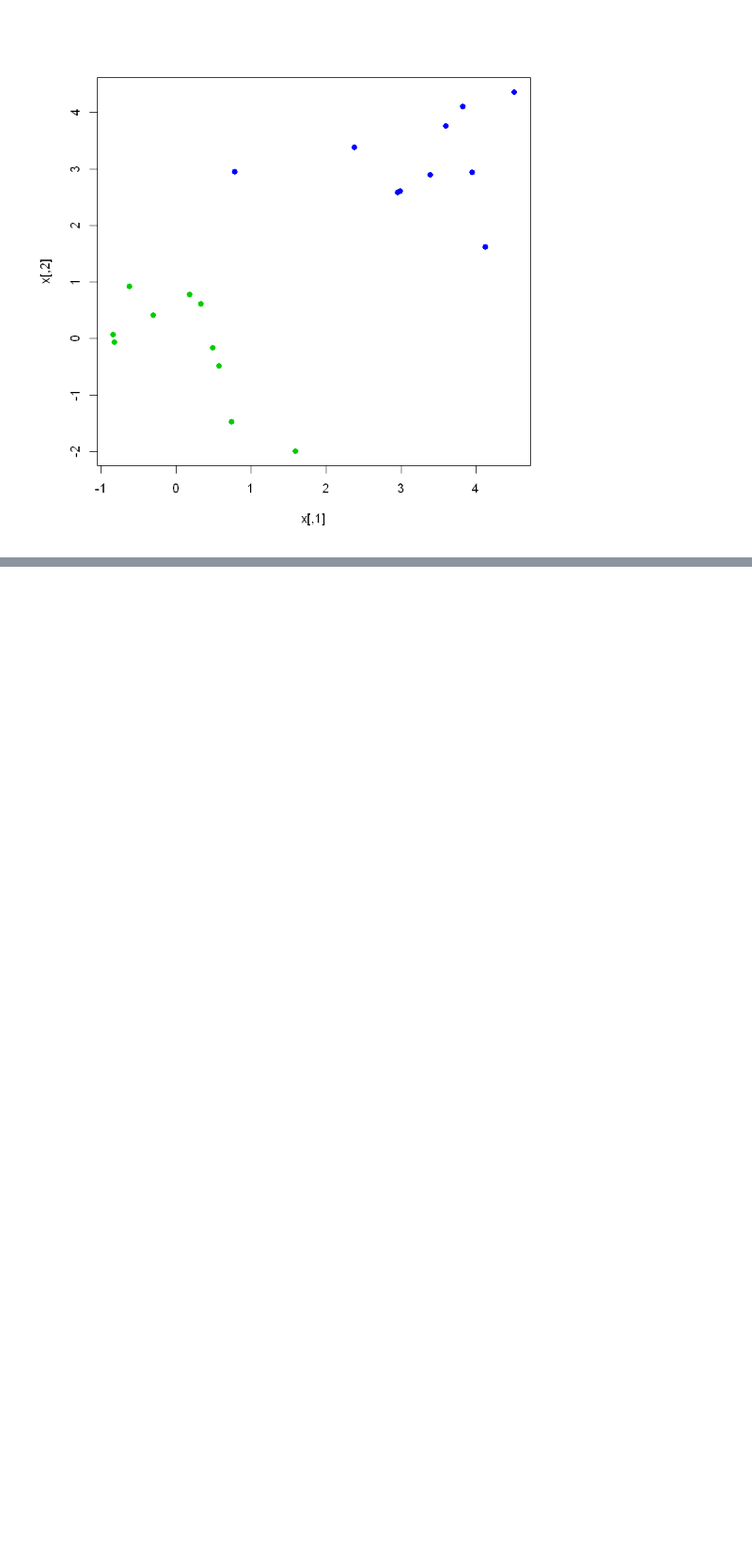
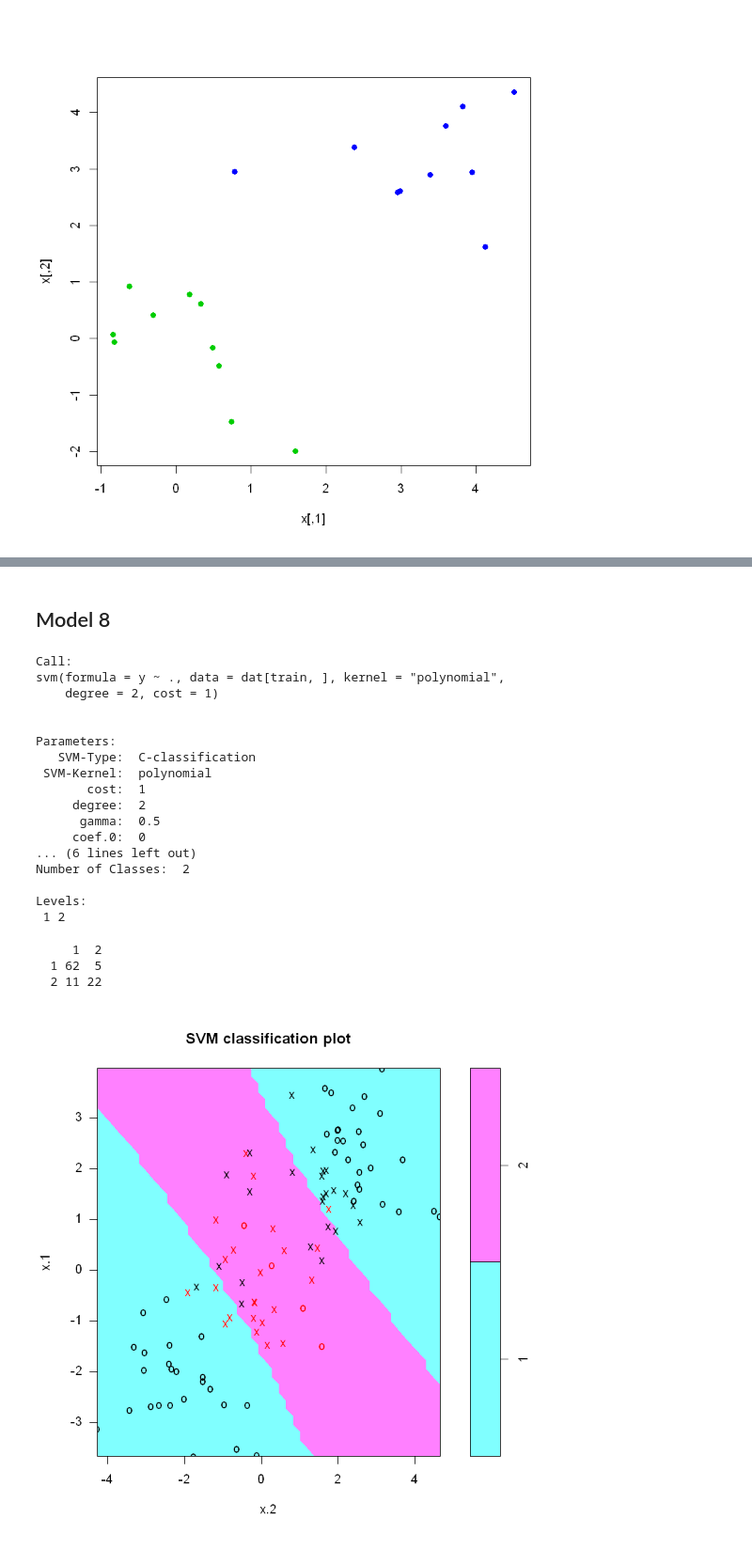
Before and after one commit to nkjadhav/Practise-R, a Jupyter notebook: Day_10/190918.ipynb, the cells around one changed output, grey strips where cells are left out. Shown at 94% size. Saved outputs shown, nothing was run; the diff lists cells and outputs as text; code cells hidden in the pictures; blank space fills up the shorter version.

```diff
--- a/Day_10/190918.ipynb
+++ b/Day_10/190918.ipynb
@@ -236,0 +321,30 @@ predict -1  1
+# %% [markdown]
+## Model 8
+# %%
+svmfit8 = svm(y~.,data=dat[train,],kernel = "polynomial", degree = 2, cost = 1)
+
+plot(svmfit8,dat[train,])
+summary(svmfit8)
+table(svmfit8$fitted, y[train])
+# %% [output]
+Call:
+svm(formula = y ~ ., data = dat[train, ], kernel = "polynomial",
+    degree = 2, cost = 1)
+
+
+Parameters:
+   SVM-Type:  C-classification
+ SVM-Kernel:  polynomial
+       cost:  1
+     degree:  2
+      gamma:  0.5
+     coef.0:  0
+... (6 lines left out)
+Number of Classes:  2
+
+Levels:
+ 1 2
+     1  2
+  1 62  5
+  2 11 22
+[figure, added]
```
Also changed, not shown: parts of 29 cells of this notebook.
